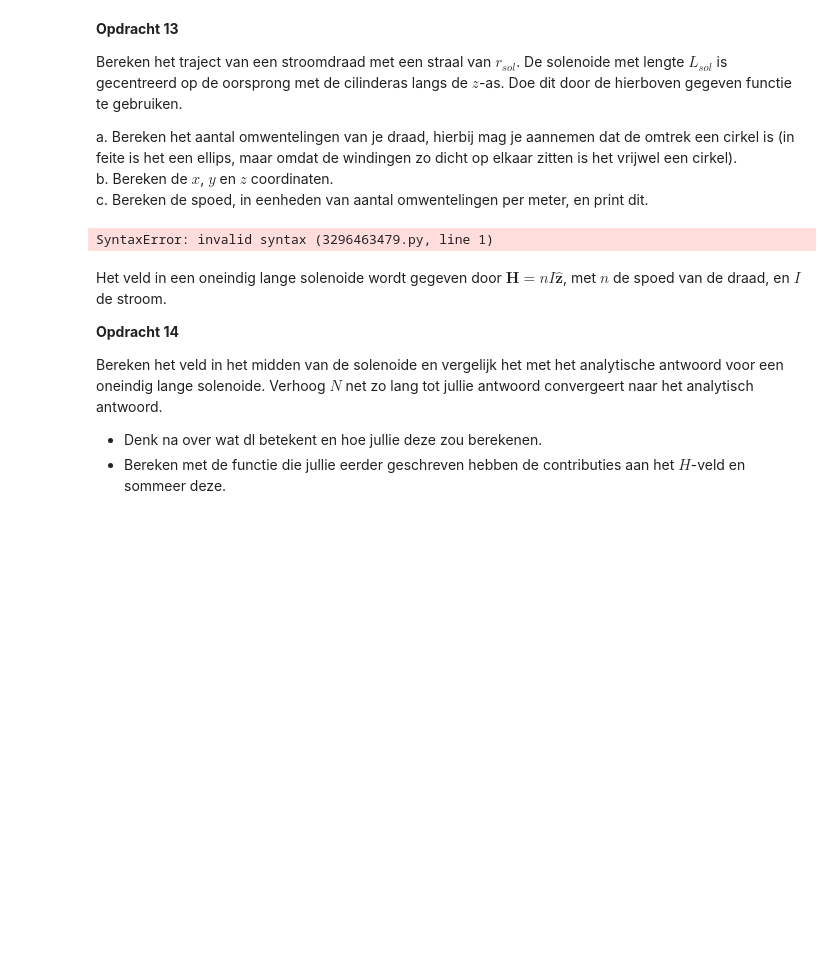
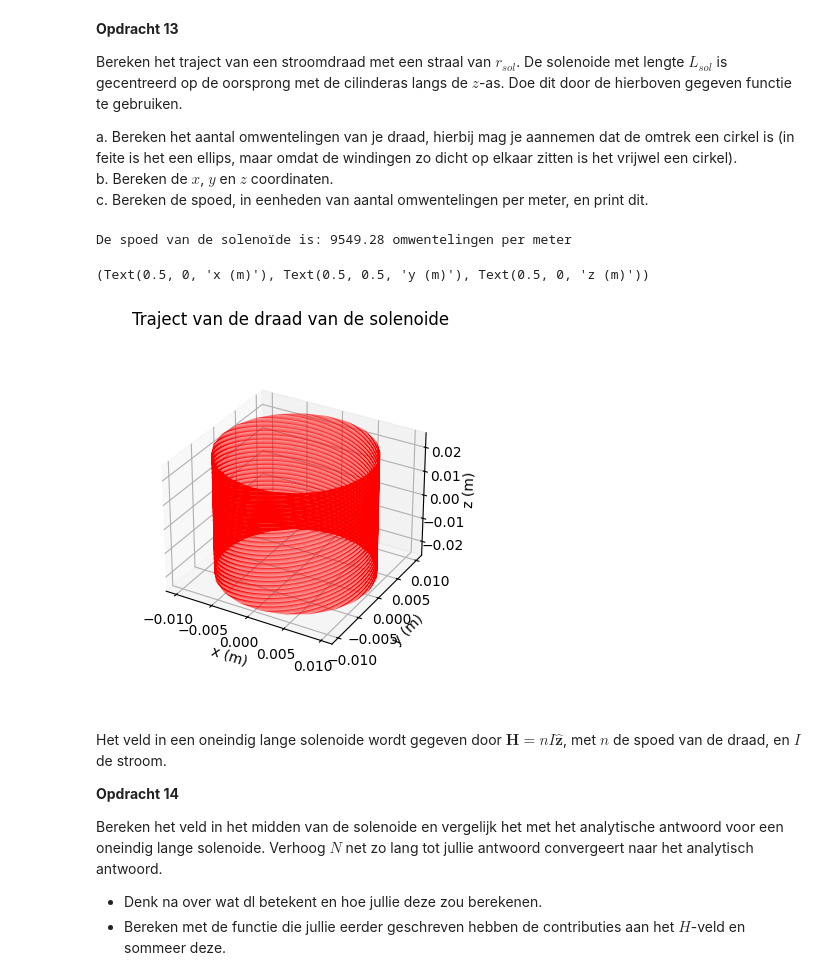
Before and after one commit to ElineSerpenti/opdrachten-DEF-D.EALSerpenti, a Jupyter notebook: Digital ontwerpopdracht 2/2KrachtactuatorOpdracht/KrachtactuatorOpdracht.ipynb, the cells around one changed output. Cells and saved outputs as stored; diff of their text form; code cells hidden in the pictures; blank space fills up the shorter version.

```diff
--- a/Digital ontwerpopdracht 2/2KrachtactuatorOpdracht/KrachtactuatorOpdracht.ipynb
+++ b/Digital ontwerpopdracht 2/2KrachtactuatorOpdracht/KrachtactuatorOpdracht.ipynb
@@ -395,19 +395,37 @@ a. Bereken het aantal omwentelingen van je draad, hierbij mag je aannemen dat de
 b. Bereken de $x$, $y$ en $z$ coordinaten.\
 c. Bereken de spoed, in eenheden van aantal omwentelingen per meter, en print dit.
 # %%
-l_draad = # Lengte draad
-r_sol = # Straal solenoide
-L_sol = # Lengte solenoide
-N = # Aantal wikkeling
+l_draad = 30 # Lengte draad
+r_sol = 0.01 # Straal solenoide
+L_sol = 0.05 # Lengte solenoide=
+# N = # wikkelng
+#a
+# (Draadlengte})^2 = (Horizontale afstand)^2 + (Verticale afstand)^2
+# (Horizontale afstand) = np.sqrt((draadlengte)^2 - (Verticale afstand)^2 )
+# horizontale afstand = N_omwentelingen * 2*pi*R_sol
+# verticale afstand = L_sol
+# draadlengte = l_draad
+aantal_omwentelingen = np.sqrt(l_draad**2 - L_sol**2) / (2 * np.pi * r_sol)  # Aantal wikkeling
+# b
+# N = aantal datapunten
+N_punten = 10000
+x, y, z = parametrisatie(N_punten, r_sol, aantal_omwentelingen, L_sol)
+
+#c
+spoed = aantal_omwentelingen / L_sol
+print(f"De spoed van de solenoïde is: {spoed:.2f} omwentelingen per meter")
+
 
 # Enkele plots
 ax=plt.figure().add_subplot(projection='3d')
 plt.title('Traject van de draad van de solenoide')
 plt.plot(x, y, z, '-r', linewidth=0.1)
 ax.set_box_aspect(aspect=None, zoom=0.8)
 ax.set_xlabel('x (m)'), ax.set_ylabel('y (m)'), ax.set_zlabel('z (m)')
 # %% [output]
-SyntaxError: invalid syntax (3296463479.py, line 1)
+De spoed van de solenoïde is: 9549.28 omwentelingen per meter
+(Text(0.5, 0, 'x (m)'), Text(0.5, 0.5, 'y (m)'), Text(0.5, 0, 'z (m)'))
+[figure, added]
 # %% [markdown]
 Het veld in een oneindig lange solenoide wordt gegeven door $\mathbf{H} = n I \hat{\mathbf{z}}$, met $n$ de spoed van de draad, en $I$ de stroom.
 
```
Also changed, not shown: parts of 1 cell of this notebook.
